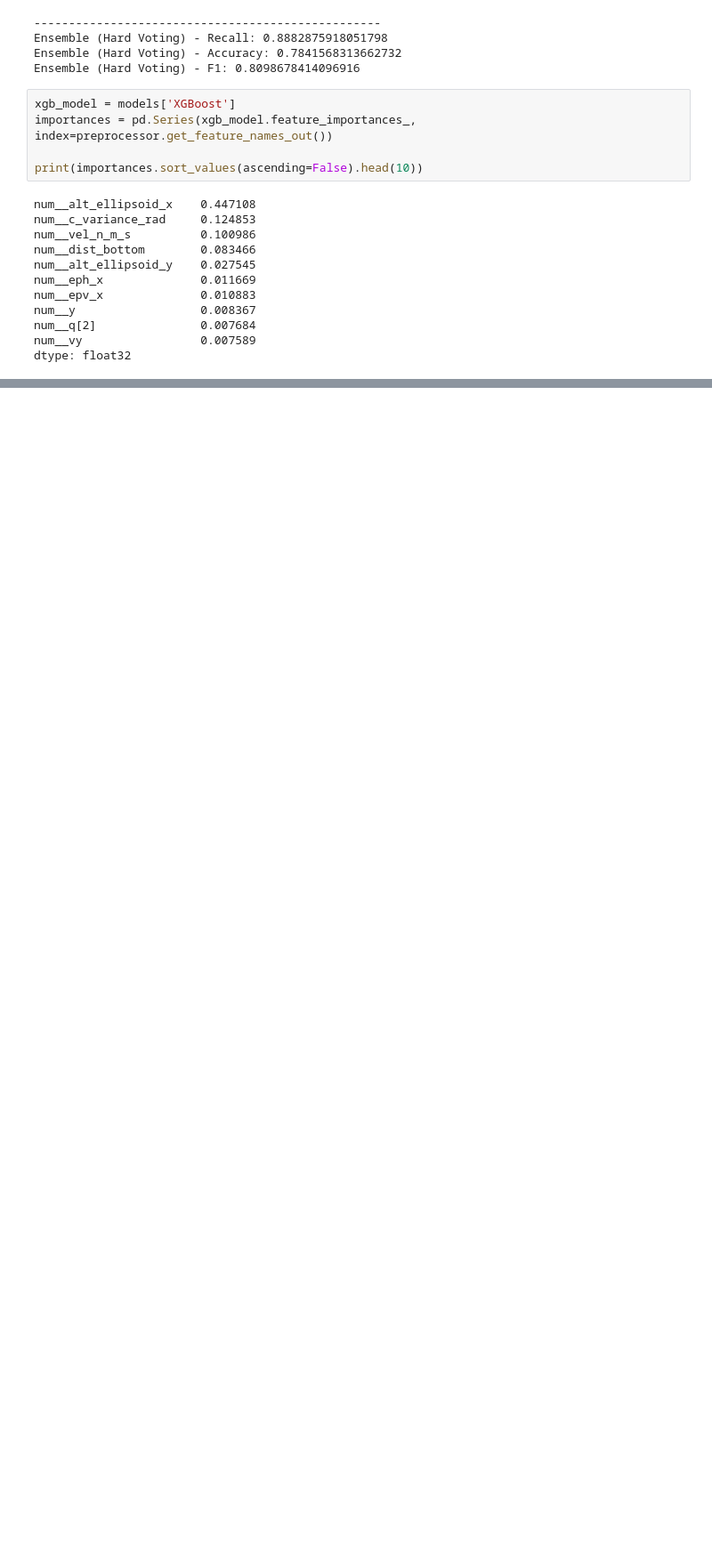
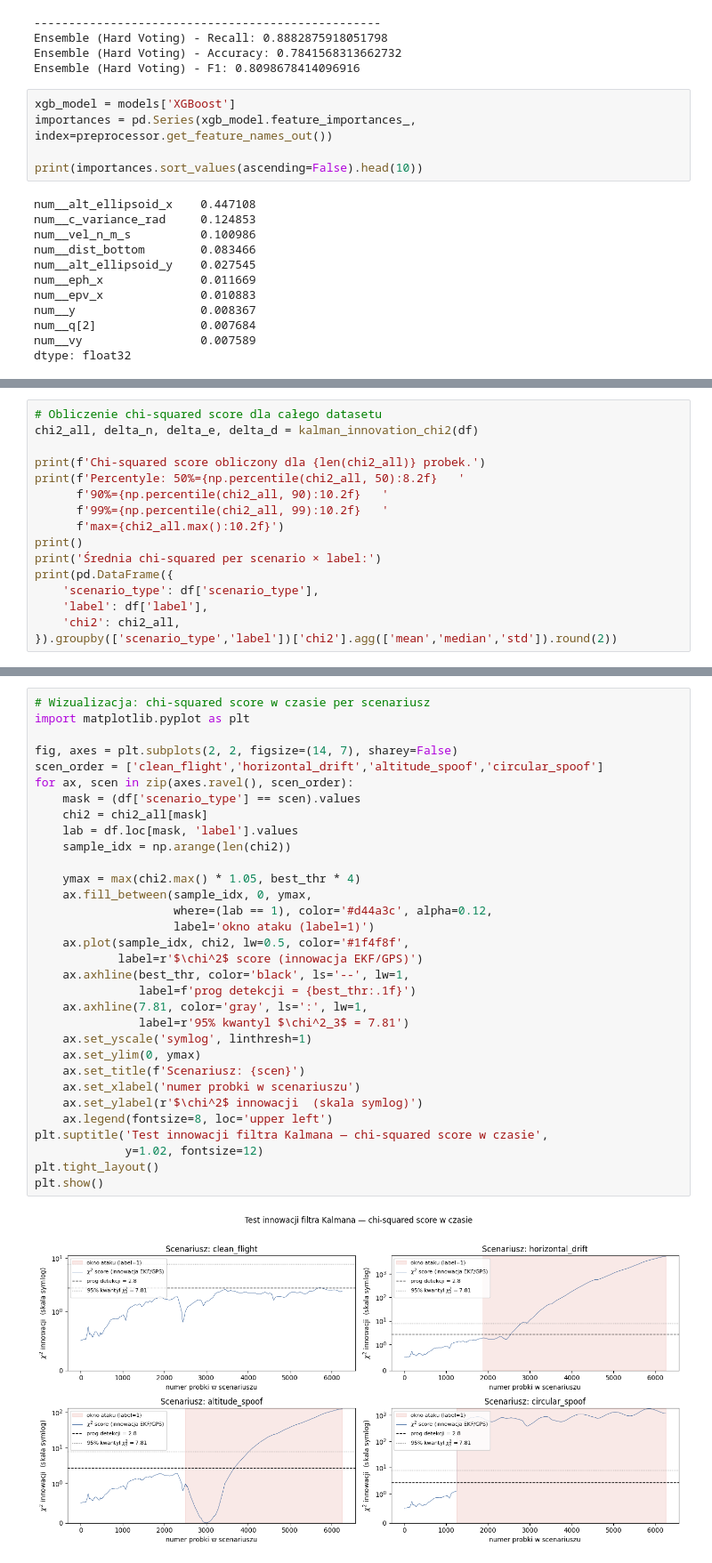
Before and after one commit to matthiasoo/Kosciuszkon-2026, a Jupyter notebook: baseline.ipynb, the cells around one changed output, grey strips where cells are left out. Shown at 89% size. Saved outputs shown, nothing was run; the diff lists cells and outputs as text; blank space fills up the shorter version.

```diff
--- a/baseline.ipynb
+++ b/baseline.ipynb
@@ -139,0 +185,16 @@ dtype: float32
+# %%
+# Obliczenie chi-squared score dla całego datasetu
+chi2_all, delta_n, delta_e, delta_d = kalman_innovation_chi2(df)
+
+print(f'Chi-squared score obliczony dla {len(chi2_all)} probek.')
+print(f'Percentyle: 50%={np.percentile(chi2_all, 50):8.2f}   '
+      f'90%={np.percentile(chi2_all, 90):10.2f}   '
+      f'99%={np.percentile(chi2_all, 99):10.2f}   '
+      f'max={chi2_all.max():10.2f}')
+print()
+print('Średnia chi-squared per scenario × label:')
+print(pd.DataFrame({
+    'scenario_type': df['scenario_type'],
+    'label': df['label'],
+    'chi2': chi2_all,
+}).groupby(['scenario_type','label'])['chi2'].agg(['mean','median','std']).round(2))
@@ -139,0 +270,34 @@ dtype: float32
+# %%
+# Wizualizacja: chi-squared score w czasie per scenariusz
+import matplotlib.pyplot as plt
+
+fig, axes = plt.subplots(2, 2, figsize=(14, 7), sharey=False)
+scen_order = ['clean_flight','horizontal_drift','altitude_spoof','circular_spoof']
+for ax, scen in zip(axes.ravel(), scen_order):
+    mask = (df['scenario_type'] == scen).values
+    chi2 = chi2_all[mask]
+    lab = df.loc[mask, 'label'].values
+    sample_idx = np.arange(len(chi2))
+
+    ymax = max(chi2.max() * 1.05, best_thr * 4)
+    ax.fill_between(sample_idx, 0, ymax,
+                    where=(lab == 1), color='#d44a3c', alpha=0.12,
+                    label='okno ataku (label=1)')
+    ax.plot(sample_idx, chi2, lw=0.5, color='#1f4f8f',
+            label=r'$\chi^2$ score (innowacja EKF/GPS)')
+    ax.axhline(best_thr, color='black', ls='--', lw=1,
+               label=f'prog detekcji = {best_thr:.1f}')
+    ax.axhline(7.81, color='gray', ls=':', lw=1,
+               label=r'95% kwantyl $\chi^2_3$ = 7.81')
+    ax.set_yscale('symlog', linthresh=1)
+    ax.set_ylim(0, ymax)
+    ax.set_title(f'Scenariusz: {scen}')
+    ax.set_xlabel('numer probki w scenariuszu')
+    ax.set_ylabel(r'$\chi^2$ innowacji  (skala symlog)')
+    ax.legend(fontsize=8, loc='upper left')
+plt.suptitle('Test innowacji filtra Kalmana — chi-squared score w czasie',
+             y=1.02, fontsize=12)
+plt.tight_layout()
+plt.show()
+# %% [output]
+[figure, added]
```
Also changed, not shown: parts of 5 cells of this notebook, 5 other files.
